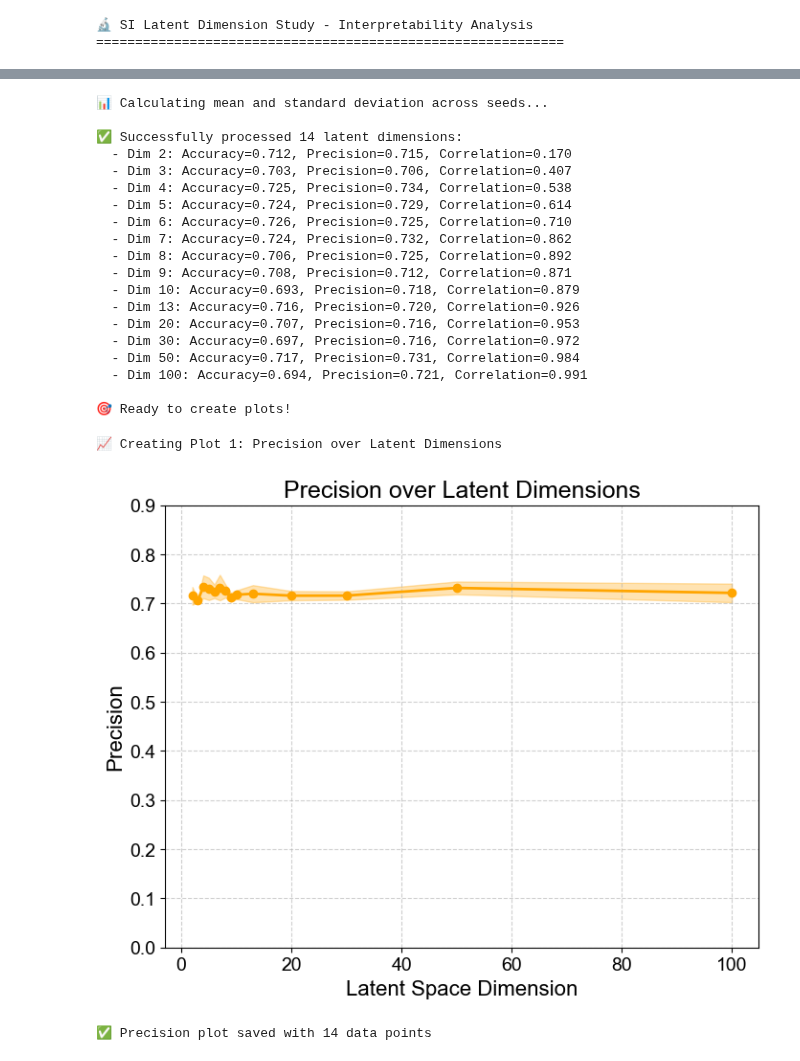
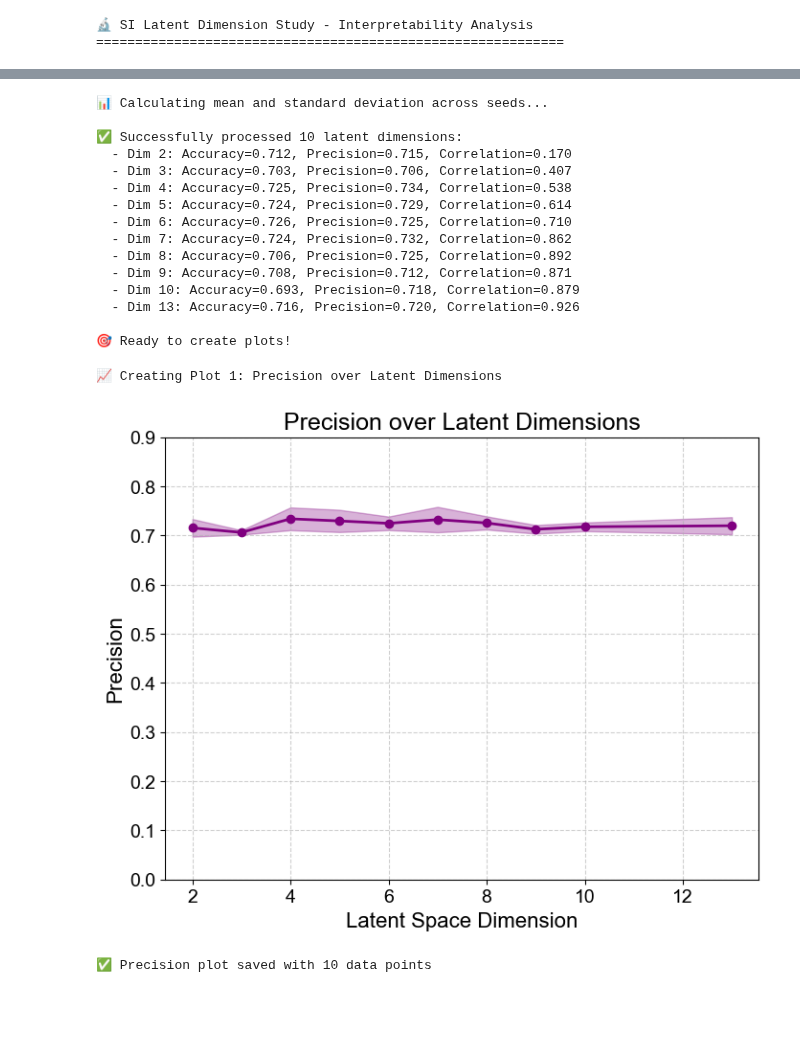
Before and after one commit to ComputationalMicroscopy4CellBio/AI4CellFate, a Jupyter notebook: notebooks/manuscript/SI_latent_dim_interpret.ipynb, the cells around one changed output, grey strips where cells are left out. Cells and saved outputs as stored; diff of their text form; code cells hidden in the pictures; blank space fills up the shorter version.

```diff
--- a/notebooks/manuscript/SI_latent_dim_interpret.ipynb
+++ b/notebooks/manuscript/SI_latent_dim_interpret.ipynb
@@ -119,7 +119,7 @@ def load_latent_dim_metrics(results_dir, latent_dims, seeds):
 
 # Define parameters
 results_dir = Path("../../results/latent_dim_study")
-latent_dims = [2, 3, 4, 5, 6, 7, 8, 9, 10, 13, 20, 30, 50, 100] #, 20, 30, 50, 100, 400
+latent_dims = [2, 3, 4, 5, 6, 7, 8, 9, 10, 13] #, 20, 30, 50, 100, 400
 seeds = [42, 44, 48] #48
 
 print(f"📂 Loading metrics from: {results_dir}")
@@ -203,7 +203,7 @@ print("\n🎯 Ready to create plots!")
 # %% [output]
 📊 Calculating mean and standard deviation across seeds...
 
-✅ Successfully processed 14 latent dimensions:
+✅ Successfully processed 10 latent dimensions:
   - Dim 2: Accuracy=0.712, Precision=0.715, Correlation=0.170
   - Dim 3: Accuracy=0.703, Precision=0.706, Correlation=0.407
   - Dim 4: Accuracy=0.725, Precision=0.734, Correlation=0.538
@@ -214,10 +214,6 @@ print("\n🎯 Ready to create plots!")
   - Dim 9: Accuracy=0.708, Precision=0.712, Correlation=0.871
   - Dim 10: Accuracy=0.693, Precision=0.718, Correlation=0.879
   - Dim 13: Accuracy=0.716, Precision=0.720, Correlation=0.926
-  - Dim 20: Accuracy=0.707, Precision=0.716, Correlation=0.953
-  - Dim 30: Accuracy=0.697, Precision=0.716, Correlation=0.972
-  - Dim 50: Accuracy=0.717, Precision=0.731, Correlation=0.984
-  - Dim 100: Accuracy=0.694, Precision=0.721, Correlation=0.991
 
 🎯 Ready to create plots!
 # %%
@@ -241,39 +237,39 @@ if valid_indices:
     plot_stds = [std_precisions[i] for i in valid_indices]
 
     # Precision (orange) - matching your reference style
-    plt.plot(plot_dims, plot_means, color='orange', linewidth=2, label='Precision', marker='o', markersize=6)
+    plt.plot(plot_dims, plot_means, color='purple', linewidth=2, label='Precision', marker='o', markersize=6)
     plt.fill_between(plot_dims,
                      np.array(plot_means) - np.array(plot_stds),
                      np.array(plot_means) + np.array(plot_stds),
-                     color='orange', alpha=0.3)
+                     color='purple', alpha=0.3)
 
     # Formatting to match your reference
     plt.xlabel("Latent Space Dimension", fontsize=16, fontname="Arial")
     plt.ylabel("Precision", fontsize=16, fontname="Arial")
     plt.title("Precision over Latent Dimensions", fontsize=18, fontname="Arial")
     plt.xticks(fontsize=14, fontname="Arial")
     plt.yticks(fontsize=14, fontname="Arial")
 
     # Set reasonable y-axis range
     y_min = 0.0#max(0.1, min(plot_means) - max(plot_stds) - 0.05)
     y_max = 0.9#min(1.0, max(plot_means) + max(plot_stds) + 0.05)
     plt.ylim(y_min, y_max)
 
     plt.grid(True, linestyle="--", alpha=0.6)
 
     # Save the figure
     # plt.savefig("../../results/latent_dim_precision.png", dpi=300, bbox_inches="tight")
     # plt.savefig("../../results/latent_dim_precision.eps", dpi=300, bbox_inches="tight")
 
     plt.show()
 
     print(f"✅ Precision plot saved with {len(plot_dims)} data points")
 else:
     print("❌ No valid precision data found for plotting")
 # %% [output]
 📈 Creating Plot 1: Precision over Latent Dimensions
-[figure, old version]
+[figure, new version]
-✅ Precision plot saved with 14 data points
+✅ Precision plot saved with 10 data points
 # %%
 # PLOT 2: Model Performance - Accuracy over Latent Dimensions
 print("📈 Creating Plot 2: Accuracy over Latent Dimensions")
```
Also changed, not shown: parts of 4 cells of this notebook.
